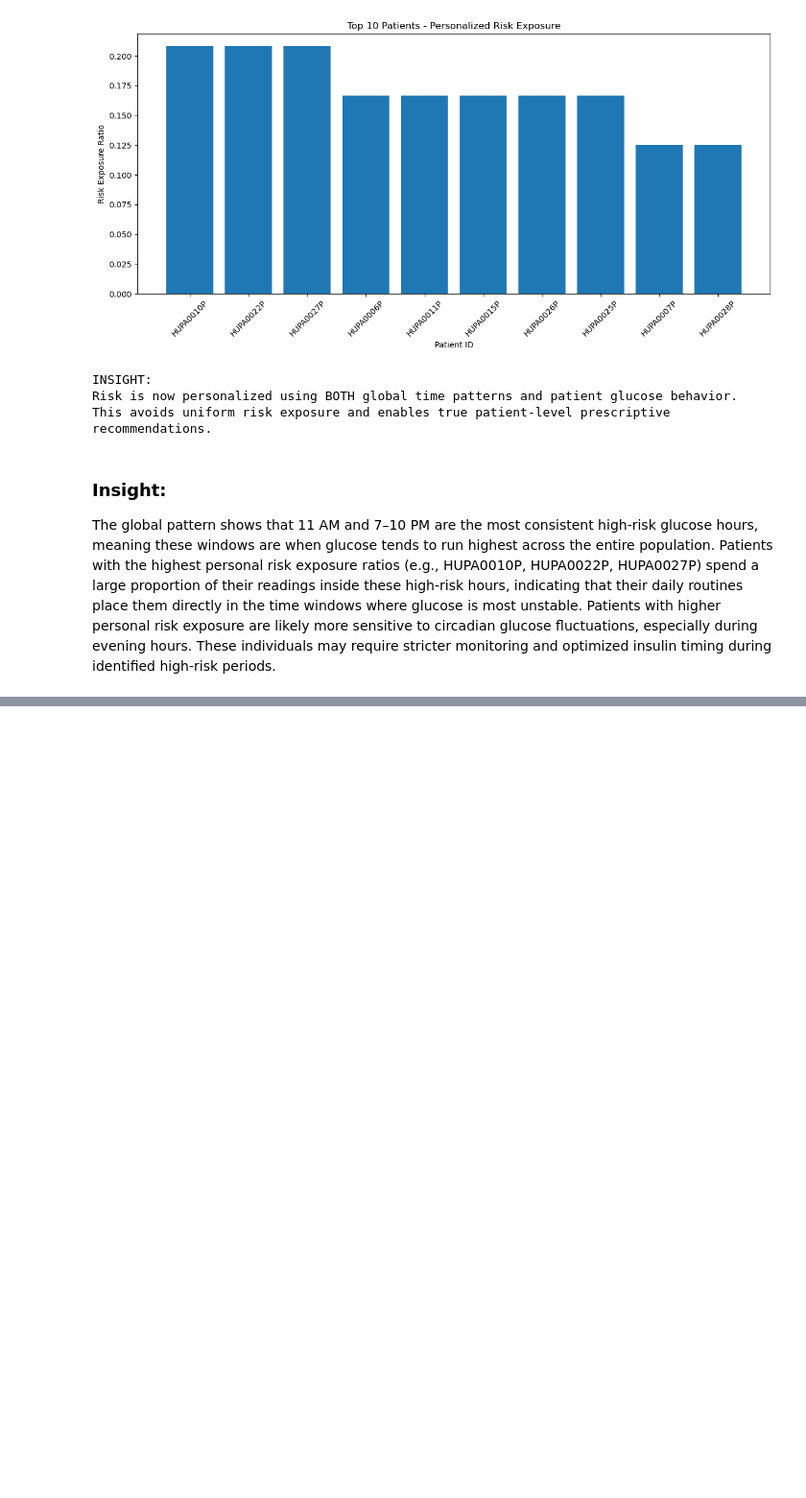
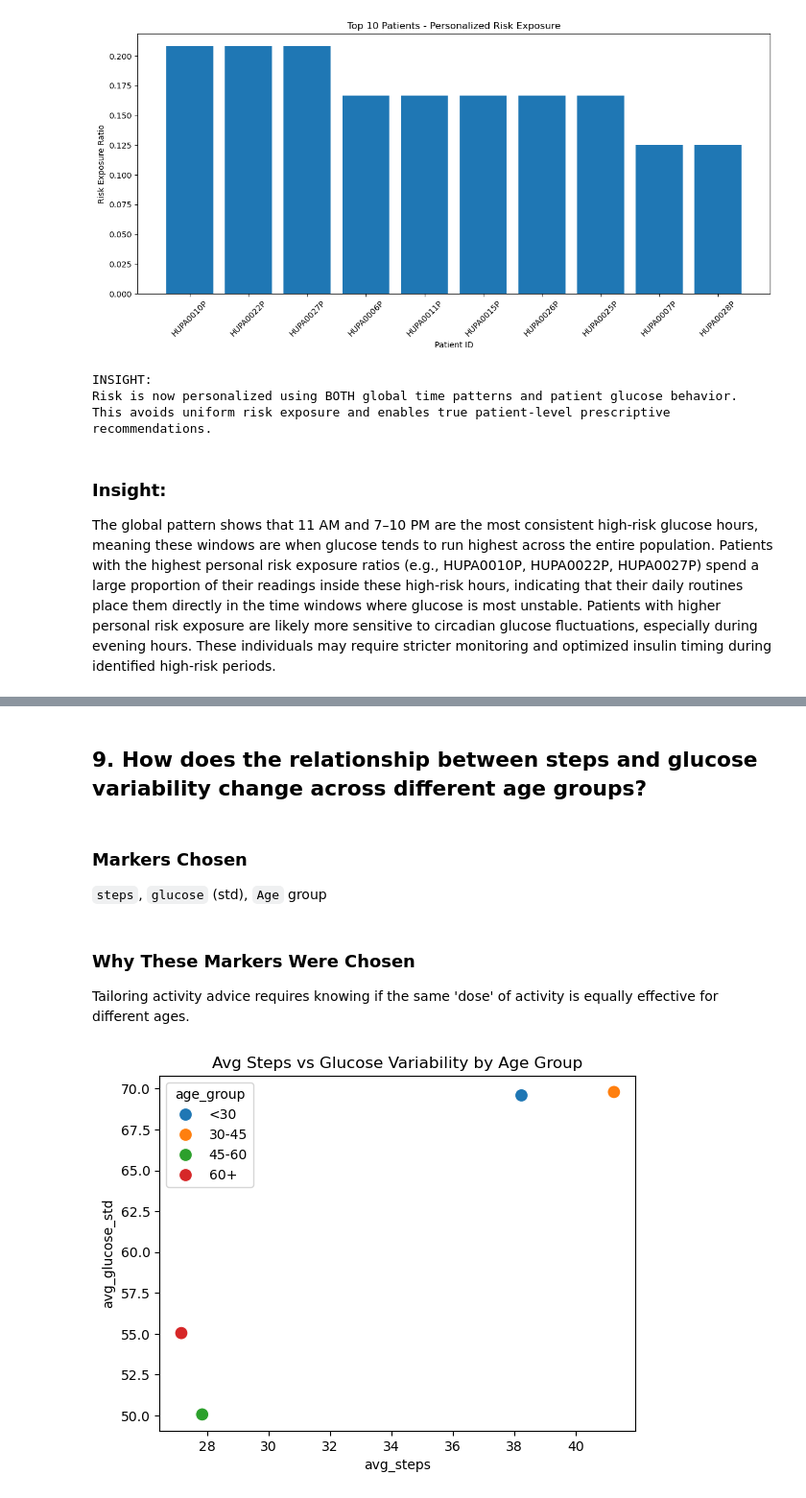
Before and after one commit to dev-ssr/team9_PyCoders_PythonHackathon_MAY2026, a Jupyter notebook: Team9_PyCoders_Category3.PrescriptiveAnalysis.ipynb, the cells around one changed output, grey strips where cells are left out. Shown at 96% size. Cells and saved outputs as stored; diff of their text form; code cells hidden in the pictures; blank space fills up the shorter version.

```diff
--- a/Team9_PyCoders_Category3.PrescriptiveAnalysis.ipynb
+++ b/Team9_PyCoders_Category3.PrescriptiveAnalysis.ipynb
@@ -831,0 +860,20 @@ Patients with higher personal risk exposure are likely more sensitive to circadi
+# %% [markdown]
+## 9. How does the relationship between steps and glucose variability change across different age groups?
+# %% [markdown]
+### Markers Chosen
+`steps`, `glucose` (std), `Age` group
+# %% [markdown]
+### Why These Markers Were Chosen
+Tailoring activity advice requires knowing if the same 'dose' of activity is equally effective for different ages.
+# %%
+
+df['age_group'] = pd.cut(df['Age'], bins=[0, 30, 45, 60, 100], labels=['<30', '30-45', '45-60', '60+'])
+age_activity_agg = df.groupby('age_group', observed=False).agg(
+    avg_steps=('steps', 'mean'),
+    avg_glucose_std=('glucose', 'std')
+).reset_index()
+sns.scatterplot(data=age_activity_agg, x='avg_steps', y='avg_glucose_std', hue='age_group', s=100)
+plt.title('Avg Steps vs Glucose Variability by Age Group')
+plt.show()
+# %% [output]
+[figure, added]
```
Also changed, not shown: parts of 42 cells of this notebook.
